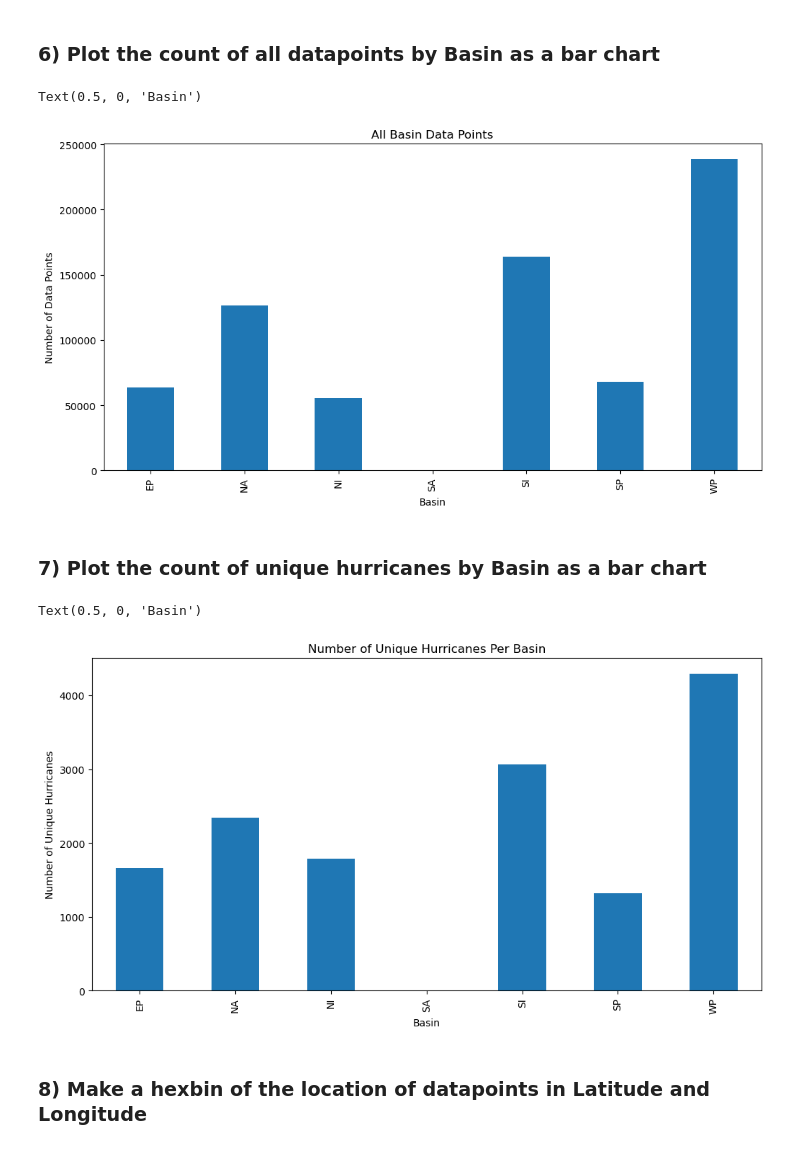
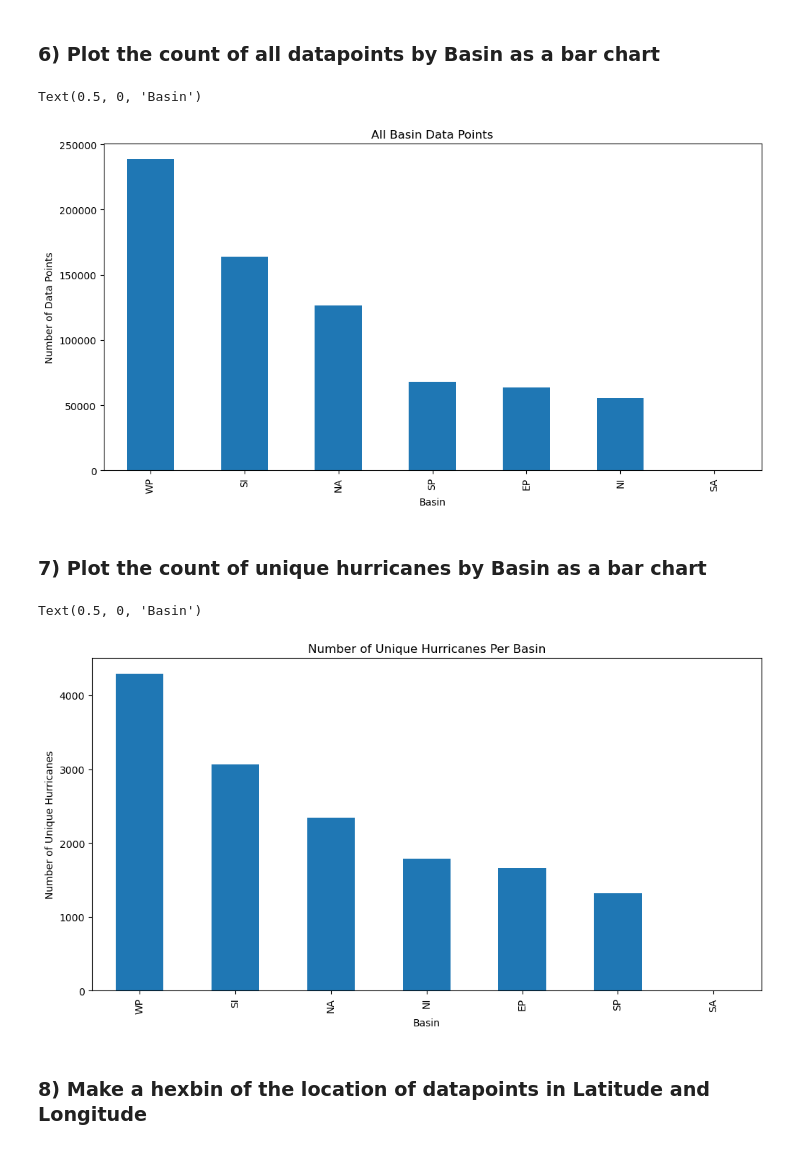
Before and after one commit to alc2282/Assignments, a Jupyter notebook: Assignment8.ipynb, the cells around one changed output. Saved outputs shown, nothing was run; the diff lists cells and outputs as text; code cells hidden in the pictures.

```diff
--- a/Assignment8.ipynb
+++ b/Assignment8.ipynb
@@ -116,23 +123,23 @@ Text(0, 0.5, 'Wind Speed')
 ### 6) Plot the count of all datapoints by Basin as a bar chart
 # %%
 gb = df.groupby('BASIN')
-ax = gb.SID.count().plot(kind='bar',figsize=(12,6))
+ax = gb.SID.count().sort_values(ascending=False).plot(kind='bar',figsize=(12,6))
 ax.set_title('All Basin Data Points')
 ax.set_ylabel('Number of Data Points')
 ax.set_xlabel('Basin')
 # %% [output]
 Text(0.5, 0, 'Basin')
-[figure, old version]
+[figure, new version]
 # %% [markdown]
 ### 7) Plot the count of unique hurricanes by Basin as a bar chart
 # %%
-ax = gb.SID.nunique().plot(kind='bar', figsize=(12,6))
+ax = gb.SID.nunique().sort_values(ascending=False).plot(kind='bar', figsize=(12,6))
 ax.set_title('Number of Unique Hurricanes Per Basin')
 ax.set_ylabel('Number of Unique Hurricanes')
 ax.set_xlabel('Basin')
 # %% [output]
 Text(0.5, 0, 'Basin')
-[figure, old version]
+[figure, new version]
 # %% [markdown]
 ### 8) Make a hexbin of the location of datapoints in Latitude and Longitude
 # %%
```
Also changed, not shown: parts of 7 cells of this notebook.
